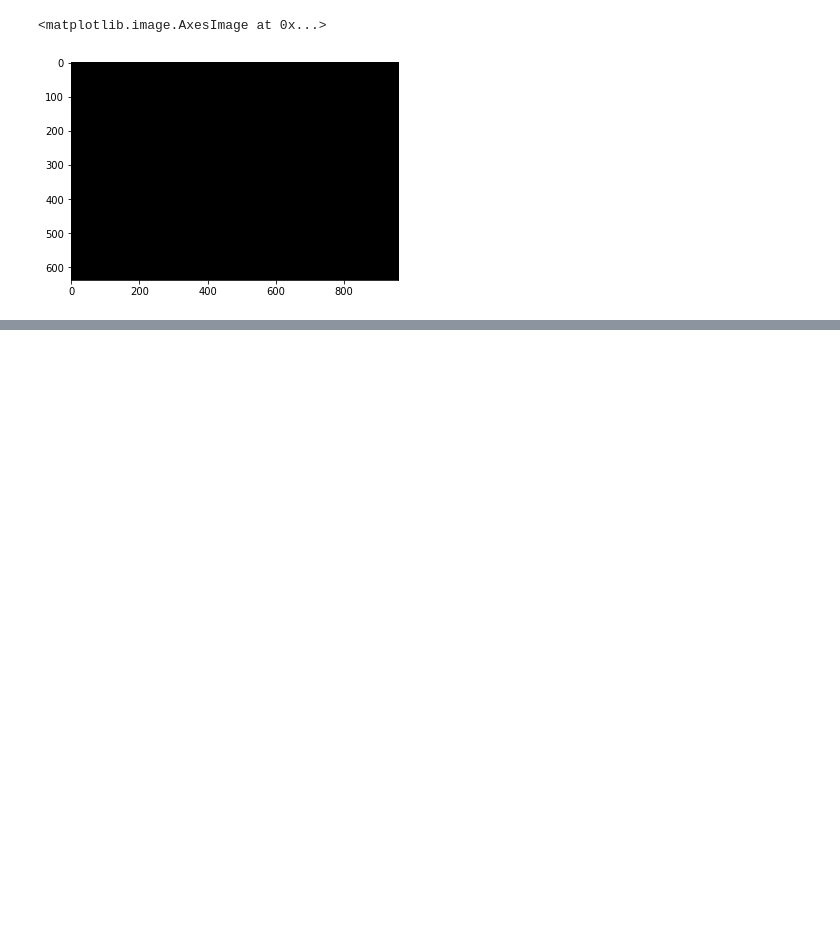
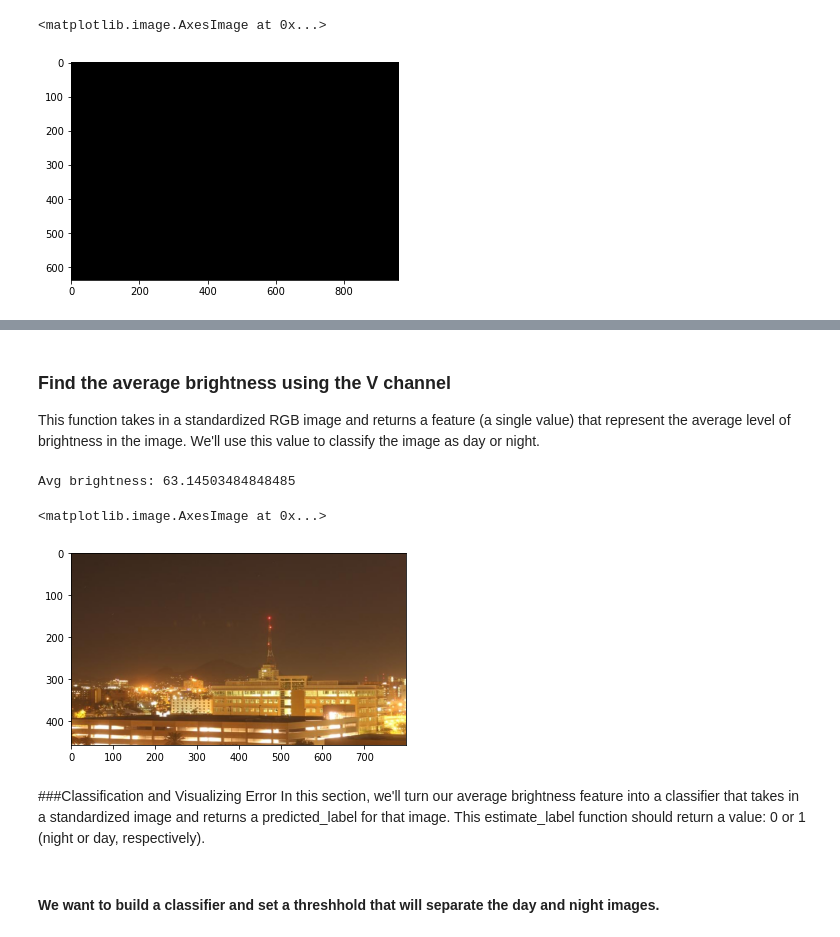
Before and after one commit to Fru-Adey/-Deep_Learning_in_Asset_Pricing, a Jupyter notebook: image_processing.ipynb, the cells around one changed output, grey strips where cells are left out. Saved outputs shown, nothing was run; the diff lists cells and outputs as text; code cells hidden in the pictures; blank space fills up the shorter version.

```diff
--- a/image_processing.ipynb
+++ b/image_processing.ipynb
@@ -242,0 +422,41 @@ plt.imshow(masked_image)
+# %% [markdown]
+
+### Find the average brightness using the V channel
+This function takes in a standardized RGB image and returns a feature (a single value) that represent the average level of brightness in the image. We'll use this value to classify the image as day or night.
+# %%
+# Find the average Value or brightness of an image
+def avg_brightness(rgb_image):
+
+    # Convert image to HSV
+    hsv = cv2.cvtColor(rgb_image, cv2.COLOR_RGB2HSV)
+
+    # Add up all the pixel values in the V channel
+    sum_brightness = np.sum(hsv[:,:,2])
+
+    ## TODO: Calculate the average brightness using the area of the image
+    # and the sum calculated above
+    avg = (sum_brightness)/(600 * 1100) # sum /area
+
+
+    return avg
+# %%
+# Testing average brightness levels
+# Look at a number of different day and night images and think about
+# what average brightness value separates the two types of images
+
+# As an example, a "night" image is loaded in and its avg brightness is displayed
+image_num = 190
+test_im = STANDARDIZED_LIST[image_num][0]
+
+avg = avg_brightness(test_im)
+print('Avg brightness: ' + str(avg))
+plt.imshow(test_im)
+# %% [output]
+Avg brightness: 63.14503484848485
+<matplotlib.image.AxesImage at 0x...>
+[figure, added]
+# %% [markdown]
+###Classification and Visualizing Error
+In this section, we'll turn our average brightness feature into a classifier that takes in a standardized image and returns a predicted_label for that image. This estimate_label function should return a value: 0 or 1 (night or day, respectively).
+# %% [markdown]
+#### We want to build a classifier and set a threshhold that will separate the day and night images.
```
Also changed, not shown: parts of 39 cells of this notebook.
